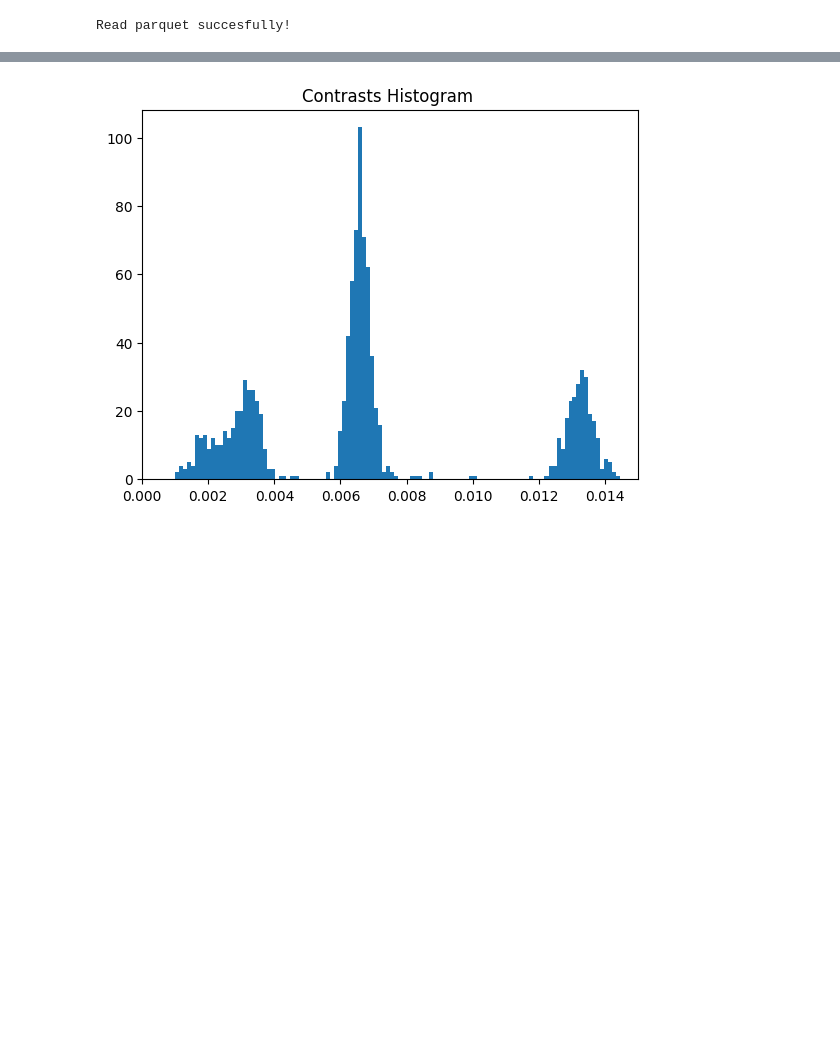
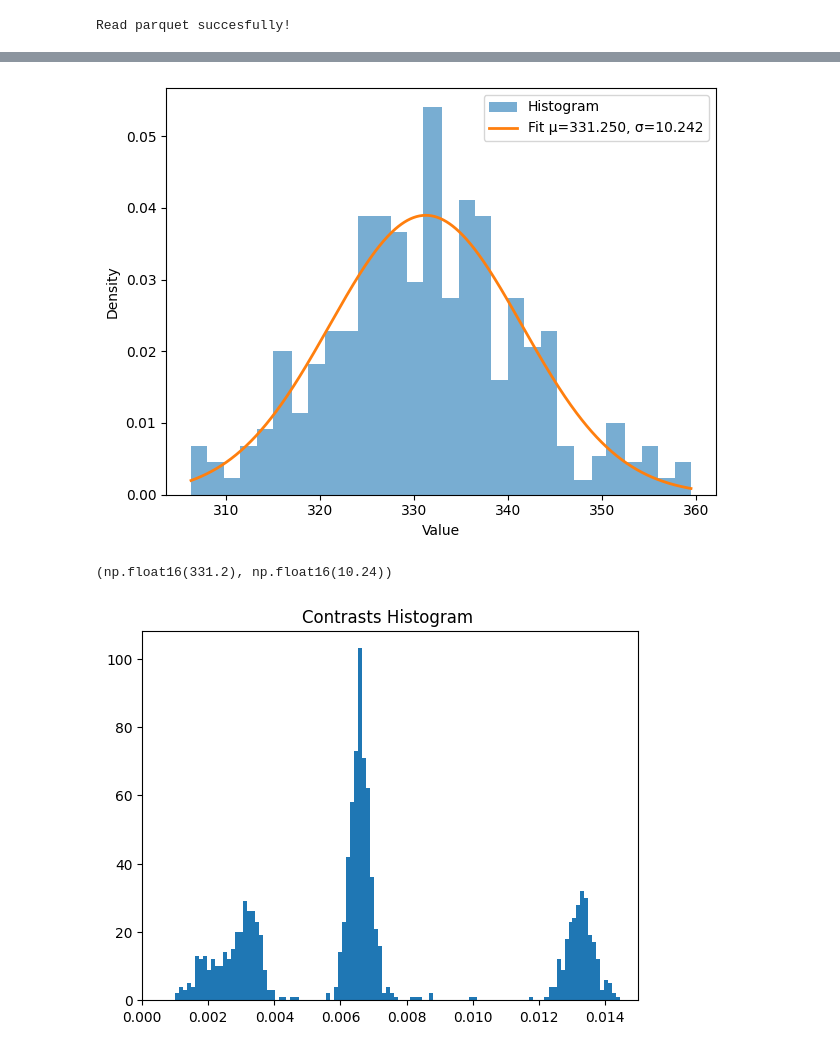
Before and after one commit to glebiagelskii/Calibration_and_EMD, a Jupyter notebook: example.ipynb, the cells around one changed output, grey strips where cells are left out. Saved outputs shown, nothing was run; the diff lists cells and outputs as text; code cells hidden in the pictures; blank space fills up the shorter version.

```diff
--- a/example.ipynb
+++ b/example.ipynb
@@ -97,3 +123,54 @@ AttributeError: 'Event_Table' object has no attribute 'contloaded'
+# %%
+import numpy as np
+import matplotlib.pyplot as plt
+from scipy.stats import norm
+
+def plot_gaussian_fit(data, bins=30, density=True):
+    """
+    Takes a 1D numpy.ndarray, fits a Gaussian, and plots
+    a histogram with the fitted Gaussian PDF overlaid.
+
+    Parameters
+    ----------
+    data : np.ndarray
+        1D array of data.
+    bins : int
+        Number of histogram bins.
+    density : bool
+        Whether to normalize the histogram.
+    """
+
+    data = np.asarray(data).ravel()  # ensure 1D
+
+    # Fit Gaussian
+    mu, sigma = norm.fit(data)
+
+    # Histogram
+    counts, bin_edges, _ = plt.hist(
+        data,
+        bins=bins,
+        density=density,
+        alpha=0.6,
+        label="Histogram"
+    )
+
+    # PDF line
+    x = np.linspace(bin_edges[0], bin_edges[-1], 500)
+    pdf = norm.pdf(x, mu, sigma)
+
+    plt.plot(x, pdf, linewidth=2, label=f"Fit μ={mu:.3f}, σ={sigma:.3f}")
+    plt.xlabel("Value")
+    plt.ylabel("Density" if density else "Count")
+    plt.legend()
+    plt.tight_layout()
+    plt.show()
+
+    return mu, sigma
+d = (loaded.contrasts[(loaded.contrasts > 0.012) & (loaded.contrasts < 0.018) ])/Event_Table.meta_calibration_parameters['Refeyn TwoMP']['Medium'][0]
+plot_gaussian_fit(data=d)
+# %% [output]
+[figure, added]
+(np.float16(331.2), np.float16(10.24))
 # %%
 import matplotlib.pyplot as plt
 plt.hist(bins=250, x=loaded.contrasts)
```
Also changed, not shown: parts of 3 cells of this notebook, 1 other file.
